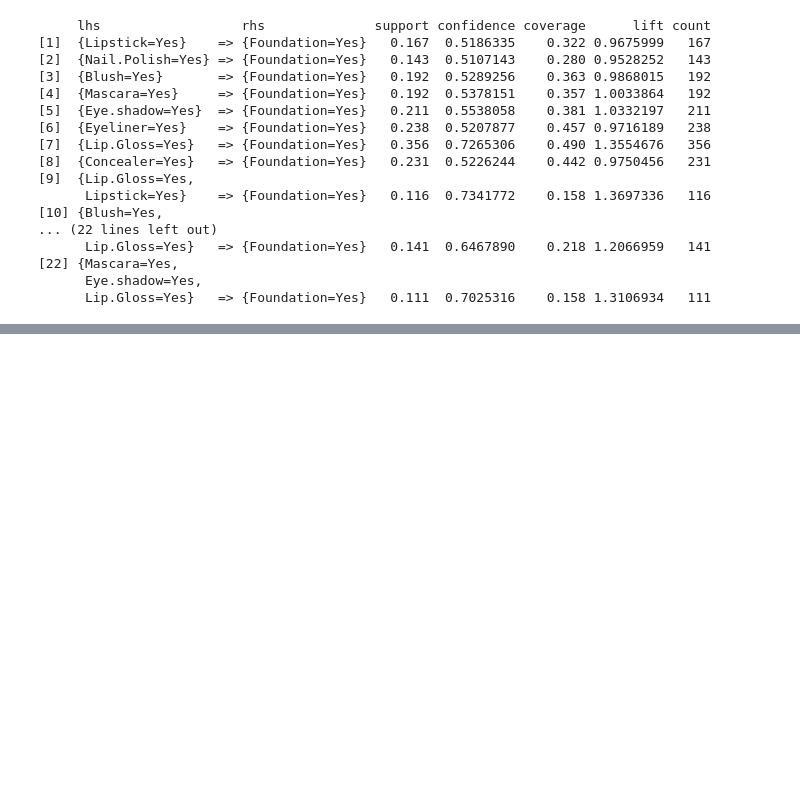
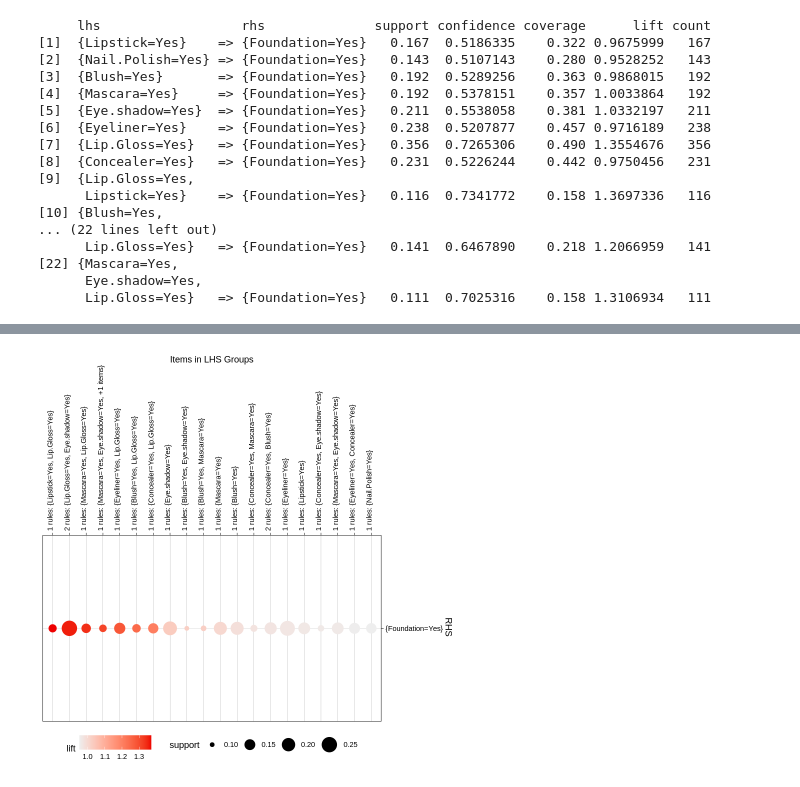
Before and after one commit to Sudo343/Foundations-of-ML-MA722, a Jupyter notebook: 1_example.ipynb, the cells around one changed output, grey strips where cells are left out. Saved outputs shown, nothing was run; the diff lists cells and outputs as text; code cells hidden in the pictures; blank space fills up the shorter version.

```diff
--- a/1_example.ipynb
+++ b/1_example.ipynb
@@ -676,0 +681,4 @@ set of 22 rules
+# %%
+plot(Rule_cosmetic,"grouped")
+# %% [output]
+[figure, added]
```
Also changed, not shown: parts of 2 cells of this notebook.
